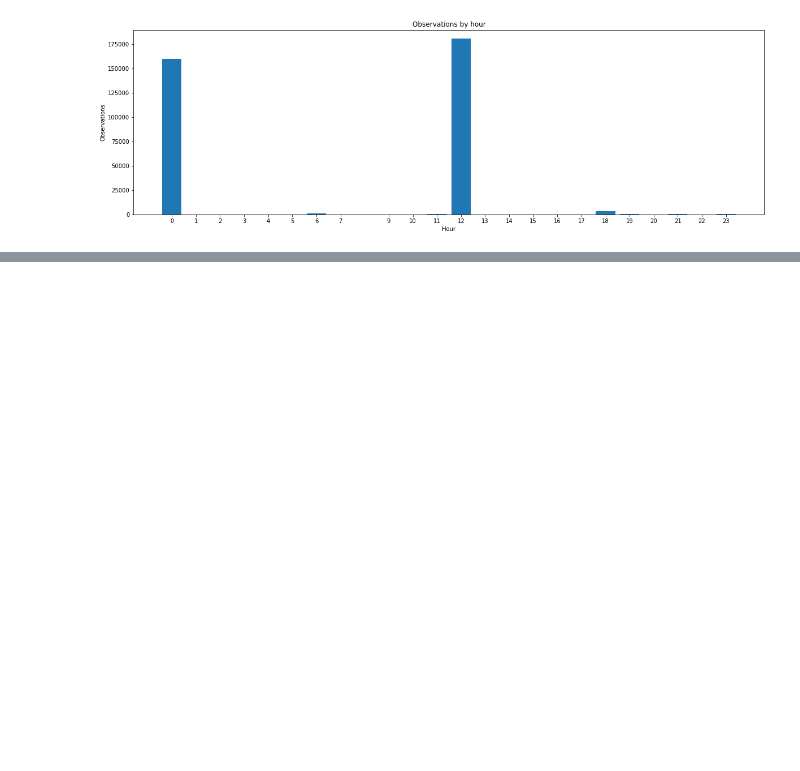
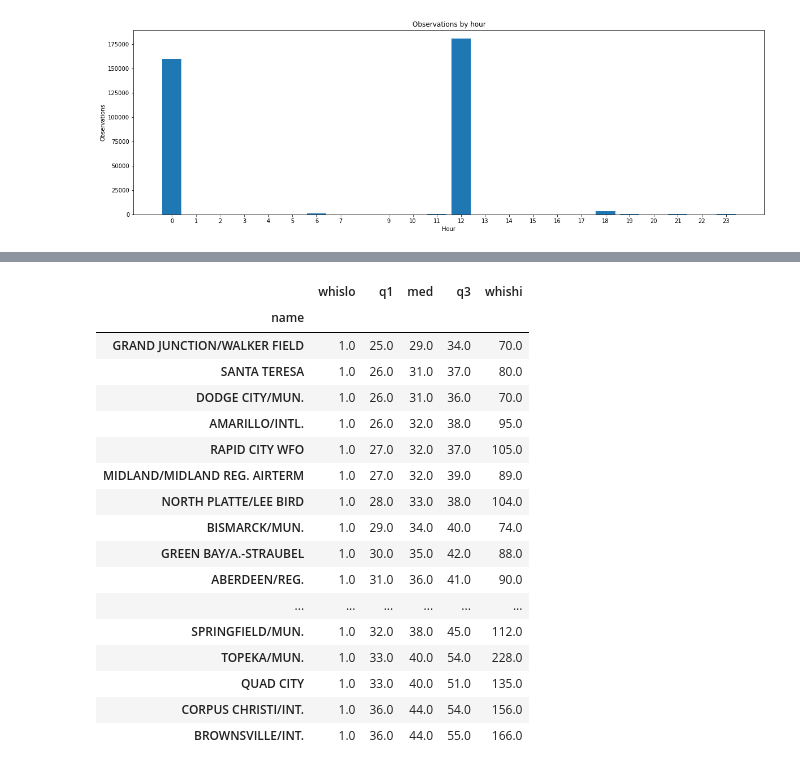
Before and after one commit to olievortex/olieigra, a Jupyter notebook: experiments/explore_data_qa.ipynb, the cells around one changed output, grey strips where cells are left out. Drawn from its saved outputs; the diff is of its cells as text; code cells hidden in the pictures; blank space fills up the shorter version.

```diff
--- a/experiments/explore_data_qa.ipynb
+++ b/experiments/explore_data_qa.ipynb
@@ -136,14 +165,39 @@ order by pct desc;
 # %%
-%%sql
-select
-    s.name as label
-    ,min(usable_10k) as whislo
-    ,percentile(usable_10k, 0.25) as q1
-    ,percentile(usable_10k, 0.5) as med
-    ,percentile(usable_10k, 0.75) as q3
-    ,max(usable_10k) as whishi
-from igra2_s_data_por_qa qa
-inner join igra2_s_station_list s on qa.id = s.id
-where hour = 12
-group by s.name
-order by med
+# SELECT
+#     s.name
+#     ,min(usable_10k) AS whislo
+#     ,percentile(usable_10k, 0.25) AS q1
+#     ,percentile(usable_10k, 0.5) AS med
+#     ,percentile(usable_10k, 0.75) AS q3
+#     ,max(usable_10k) AS whishi
+# FROM df d INNER JOIN df_stations s on d.id = s.id
+# WHERE hour = 12
+# GROUP BY s.name
+# ORDER BY med
+query = df[df.hour == 12] \
+    .merge(df_stations, how='inner', on='id') \
+    .groupby('name')['usable_10k'] \
+    .quantile([0.0, 0.25, 0.5, 0.75, 1.0]).unstack() \
+    .rename(columns={0: 'whislo', 0.25: 'q1', 0.5: 'med', 0.75: 'q3', 1: 'whishi'}) \
+    .sort_values('med')
+
+query
+# %% [output]
+|  | whislo | q1 | med | q3 | whishi |
+| name |  |  |  |  |  |
+| GRAND JUNCTION/WALKER FIELD | 1.0 | 25.0 | 29.0 | 34.0 | 70.0 |
+| SANTA TERESA | 1.0 | 26.0 | 31.0 | 37.0 | 80.0 |
+| DODGE CITY/MUN. | 1.0 | 26.0 | 31.0 | 36.0 | 70.0 |
+| AMARILLO/INTL. | 1.0 | 26.0 | 32.0 | 38.0 | 95.0 |
+| RAPID CITY WFO | 1.0 | 27.0 | 32.0 | 37.0 | 105.0 |
+| MIDLAND/MIDLAND REG. AIRTERM | 1.0 | 27.0 | 32.0 | 39.0 | 89.0 |
+| NORTH PLATTE/LEE BIRD | 1.0 | 28.0 | 33.0 | 38.0 | 104.0 |
+| BISMARCK/MUN. | 1.0 | 29.0 | 34.0 | 40.0 | 74.0 |
+| GREEN BAY/A.-STRAUBEL | 1.0 | 30.0 | 35.0 | 42.0 | 88.0 |
+| ABERDEEN/REG. | 1.0 | 31.0 | 36.0 | 41.0 | 90.0 |
+| ... | ... | ... | ... | ... | ... |
+| SPRINGFIELD/MUN. | 1.0 | 32.0 | 38.0 | 45.0 | 112.0 |
+| TOPEKA/MUN. | 1.0 | 33.0 | 40.0 | 54.0 | 228.0 |
+| QUAD CITY | 1.0 | 33.0 | 40.0 | 51.0 | 135.0 |
+| CORPUS CHRISTI/INT. | 1.0 | 36.0 | 44.0 | 54.0 | 156.0 |
+| BROWNSVILLE/INT. | 1.0 | 36.0 | 44.0 | 55.0 | 166.0 |
```
Also changed, not shown: parts of 10 cells of this notebook.
